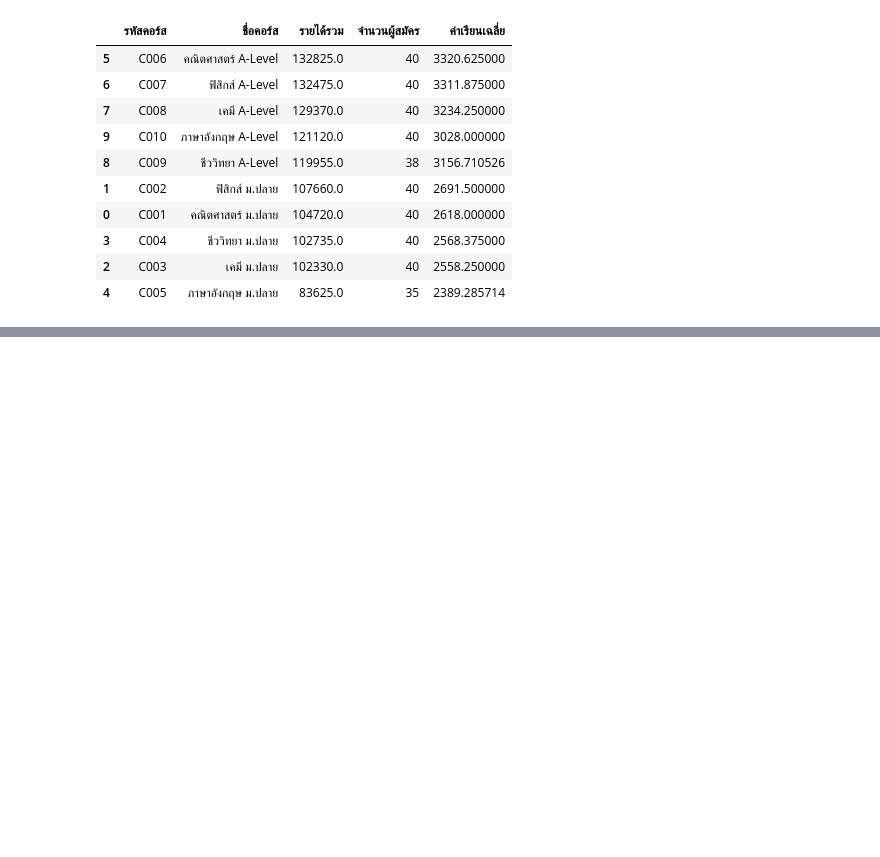
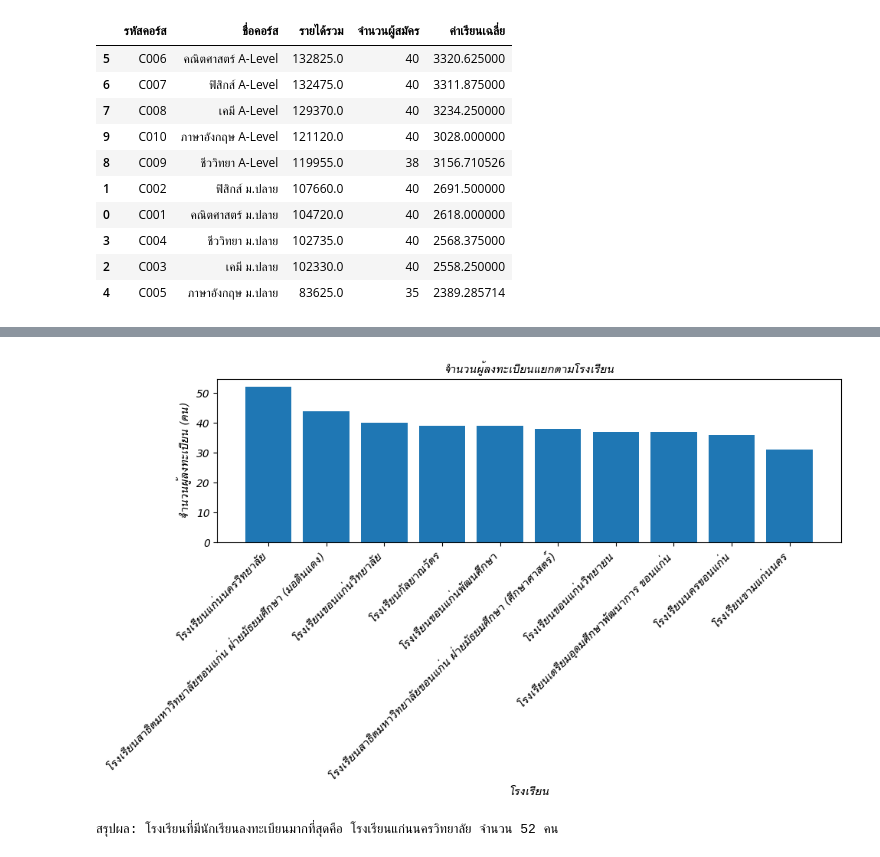
Before and after one commit to stylekkm051049-bit/Project, a Jupyter notebook: กลุ่ม11โรงเรียนกวดวิชา.ipynb, the cells around one changed output, grey strips where cells are left out. Cells and saved outputs as stored; diff of their text form; code cells hidden in the pictures; blank space fills up the shorter version.

```diff
--- a/กลุ่ม11โรงเรียนกวดวิชา.ipynb
+++ b/กลุ่ม11โรงเรียนกวดวิชา.ipynb
@@ -1101,3 +1101,16 @@ display(q2_pandas)
 | 3 | C004 | ชีววิทยา ม.ปลาย | 102735.0 | 40 | 2568.375000 |
 | 2 | C003 | เคมี ม.ปลาย | 102330.0 | 40 | 2558.250000 |
 | 4 | C005 | ภาษาอังกฤษ ม.ปลาย | 83625.0 | 35 | 2389.285714 |
+# %%
+# โรงเรียนไหนมีนักเรียนลงทะเบียนมากที่สุด?
+q4_pandas = (
+    registration_df[
+        registration_df["สถานะการลงทะเบียน"] == "ลงทะเบียนสำเร็จ"
+    ]
+    .groupby("โรงเรียน")
+    .size()
+    .reset_index(name="จำนวนผู้ลงทะเบียน")
+    .sort_values("จำนวนผู้ลงทะเบียน", ascending=False)
+)
+
+display(q4_pandas)
@@ -1103,0 +1344,20 @@ display(q2_pandas)
+# %%
+# โรงเรียนไหนมีผู้ลงทะเบียนมากที่สุด
+top_school = q4_pandas.loc[ q4_pandas["จำนวนผู้ลงทะเบียน"].idxmax() ]
+
+plt.figure(figsize=(10, 6))
+plt.bar( q4_pandas["โรงเรียน"], q4_pandas["จำนวนผู้ลงทะเบียน"] )
+plt.title( "จำนวนผู้ลงทะเบียนแยกตามโรงเรียน", fontproperties=thai_font )
+plt.xlabel( "โรงเรียน", fontproperties=thai_font )
+plt.ylabel( "จำนวนผู้ลงทะเบียน (คน)", fontproperties=thai_font )
+plt.xticks( rotation=45, ha="right", fontproperties=thai_font )
+plt.yticks(fontproperties=thai_font)
+
+plt.tight_layout()
+plt.show()
+
+
+print( "สรุปผล: โรงเรียนที่มีนักเรียนลงทะเบียนมากที่สุดคือ", top_school["โรงเรียน"], "จำนวน", top_school["จำนวนผู้ลงทะเบียน"], "คน" )
+# %% [output]
+[figure, added]
+สรุปผล: โรงเรียนที่มีนักเรียนลงทะเบียนมากที่สุดคือ โรงเรียนแก่นนครวิทยาลัย จำนวน 52 คน
```
Also changed, not shown: parts of 13 cells of this notebook.
